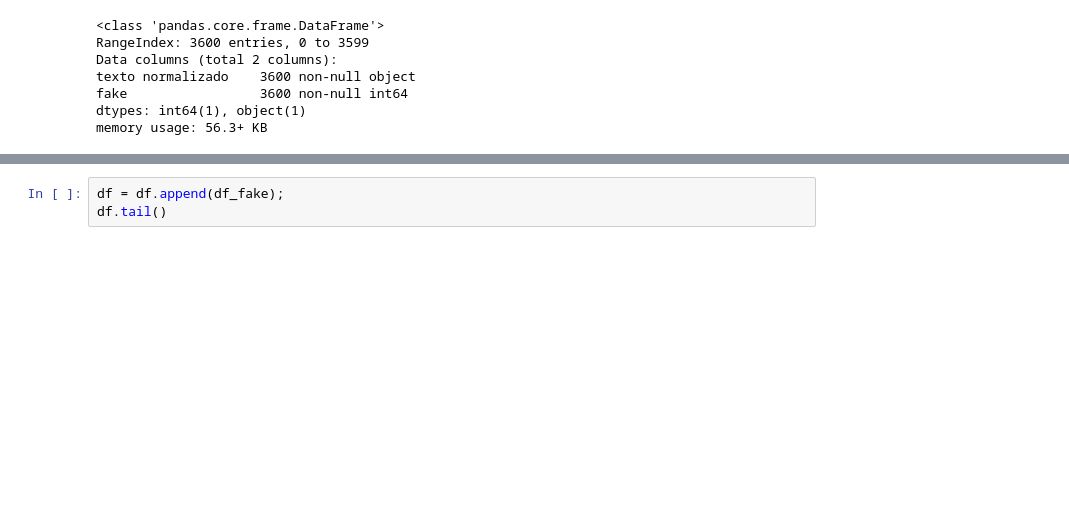
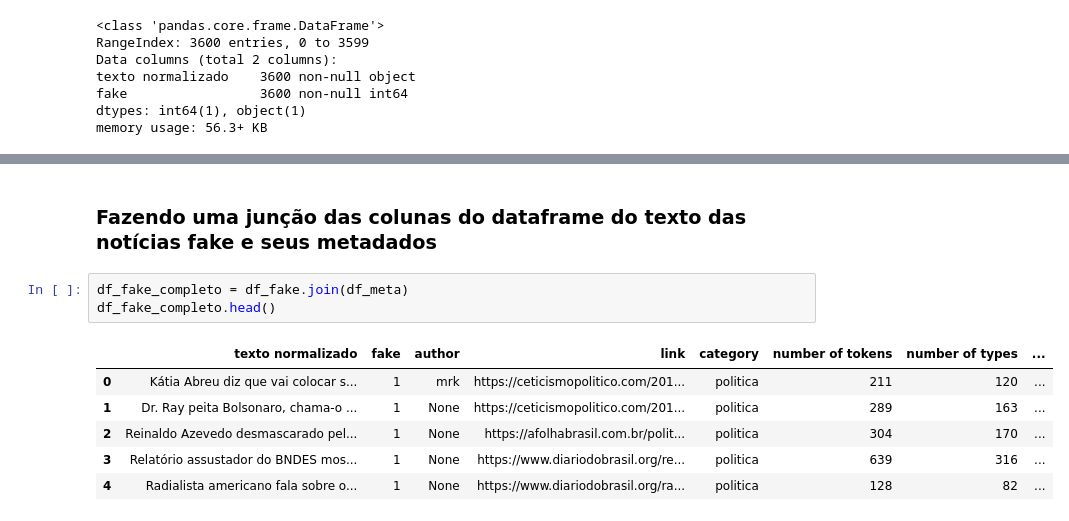
Before and after one commit to joaopaulopbjp/FakeNewsDetection, a Jupyter notebook: Fake News Prepara Arquivo Dados.ipynb, the cells around one changed output, grey strips where cells are left out. Cells and saved outputs as stored; diff of their text form; blank space fills up the shorter version.

```diff
--- a/Fake News Prepara Arquivo Dados.ipynb
+++ b/Fake News Prepara Arquivo Dados.ipynb
@@ -253,3 +289,12 @@ df_new_2.head()
-# %%
-df = df.append(df_fake);
-df.tail()
+# %% [markdown]
+### Fazendo uma junção das colunas do dataframe do texto das notícias fake e seus metadados
+# %%
+df_fake_completo = df_fake.join(df_meta)
+df_fake_completo.head()
+# %% [output]
+|  | texto normalizado | fake | author | link | category | number of tokens | number of types | ... |
+| 0 | Kátia Abreu diz que vai colocar s... | 1 | mrk | https://ceticismopolitico.com/201... | politica | 211 | 120 | ... |
+| 1 | Dr. Ray peita Bolsonaro, chama-o ... | 1 | None | https://ceticismopolitico.com/201... | politica | 289 | 163 | ... |
+| 2 | Reinaldo Azevedo desmascarado pel... | 1 | None | https://afolhabrasil.com.br/polit... | politica | 304 | 170 | ... |
+| 3 | Relatório assustador do BNDES mos... | 1 | None | https://www.diariodobrasil.org/re... | politica | 639 | 316 | ... |
+| 4 | Radialista americano fala sobre o... | 1 | None | https://www.diariodobrasil.org/ra... | politica | 128 | 82 | ... |
```
Also changed, not shown: parts of 32 cells of this notebook.
